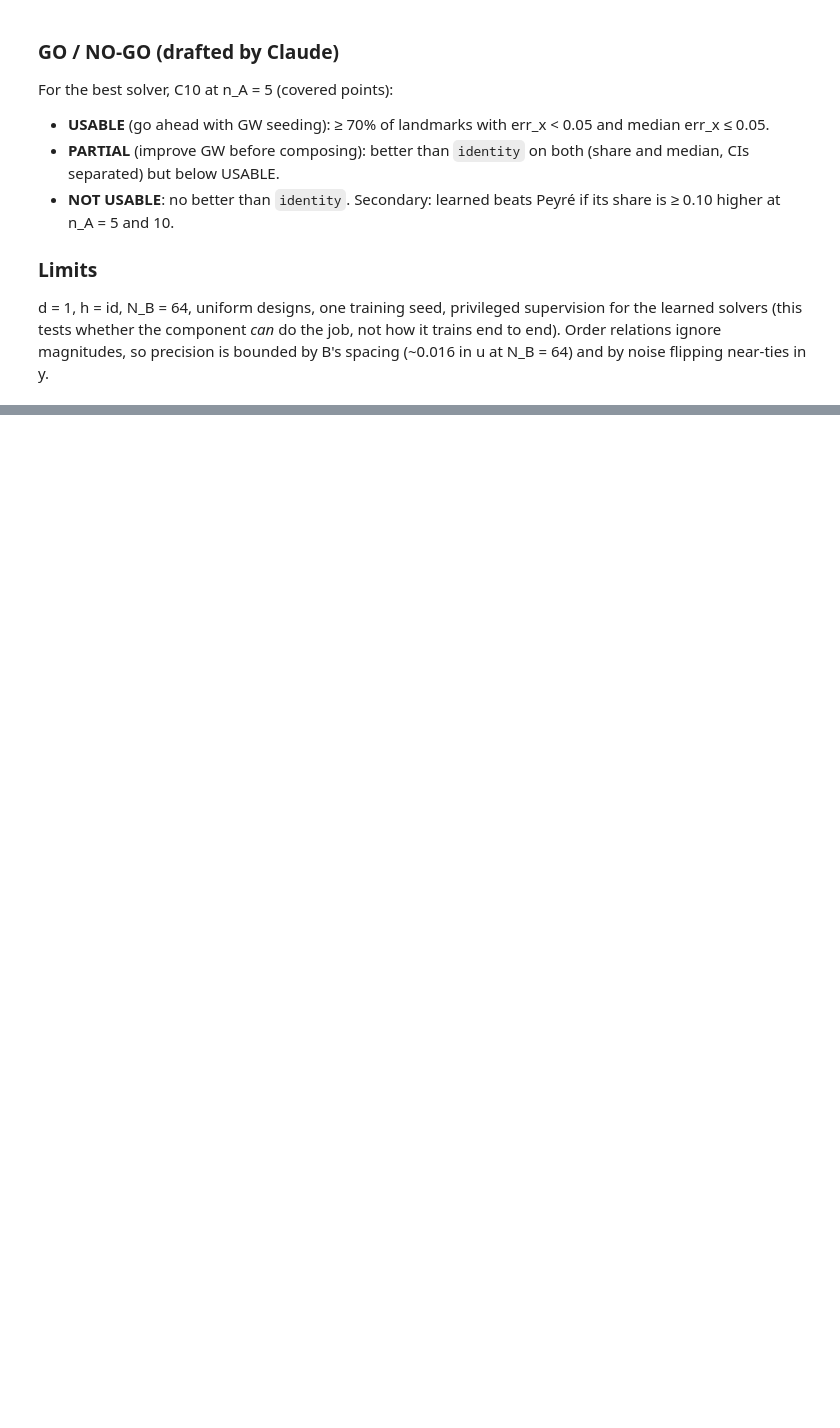
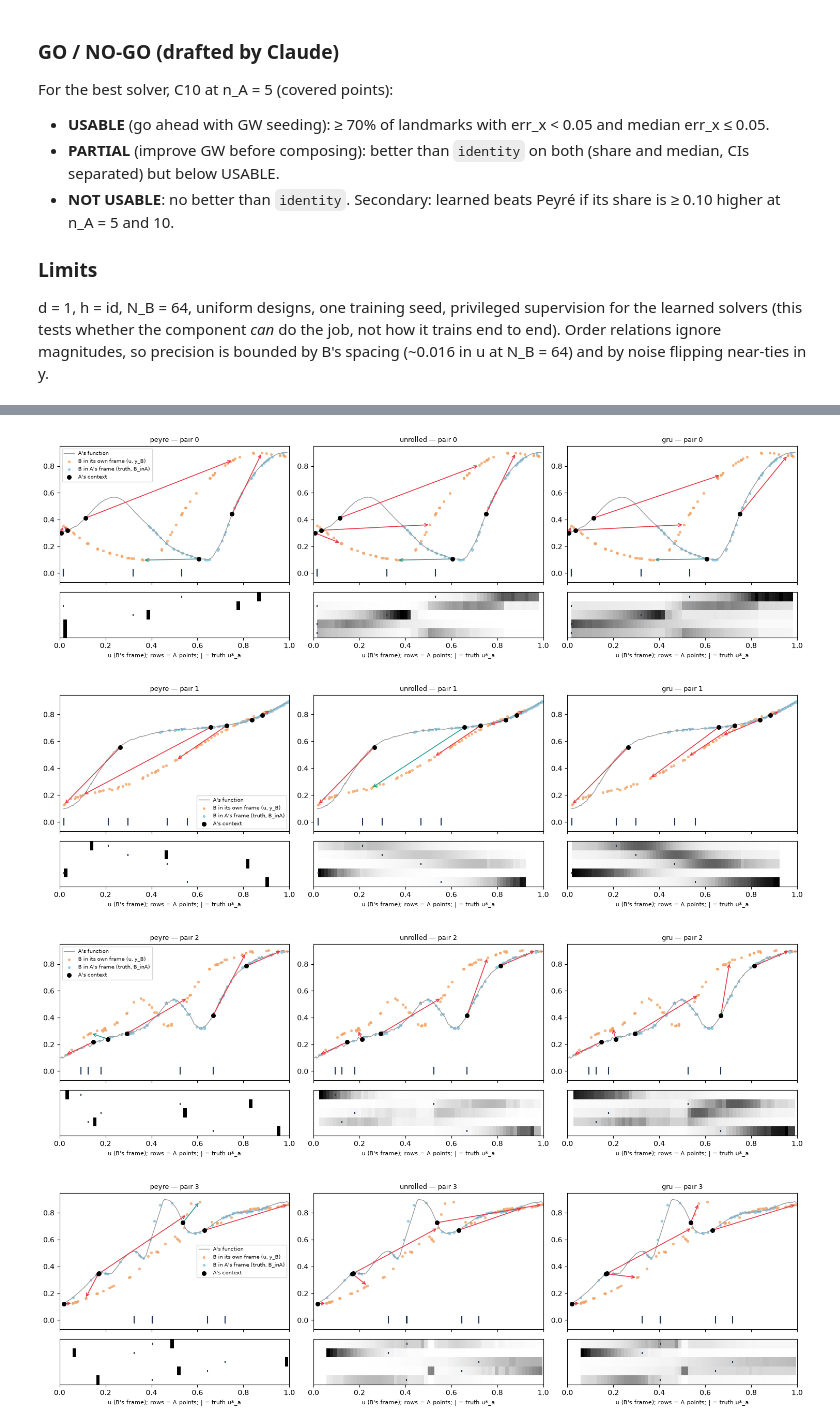
Before and after one commit to timruhkopf/meta-pfn, a Jupyter notebook: notebooks/06_2026-10-26_gwonly.ipynb, the cells around one changed output, grey strips where cells are left out. Saved outputs shown, nothing was run; the diff lists cells and outputs as text; code cells hidden in the pictures; blank space fills up the shorter version.

```diff
--- a/notebooks/06_2026-10-26_gwonly.ipynb
+++ b/notebooks/06_2026-10-26_gwonly.ipynb
@@ -112,0 +250,40 @@ The GO / NO-GO criterion from the description, evaluated, in one line. Record it
+# %%
+def show_pair(ax, ax_pi, name, cell="C10", n=5, pair=0):
+    pts, cps = snaps[name].table("points"), snaps[name].table("coupling")
+    p = pts.loc[(pts.cell == cell) & (pts.n_a == n) & (pts.pair == pair)]
+    B, A, Q = p.loc[p.role == "B"], p.loc[p.role == "A"].sort_values("i"), p.loc[p.role == "A_test"].sort_values("pos")
+    ax.plot(Q.pos, Q.y, color="0.6", lw=1, label="A's function")
+    ax.scatter(B.pos, B.y, s=8, color="#f4a261", alpha=0.7, label="B in its own frame (u, y_B)")
+    ins = B.loc[B.flag]
+    ax.scatter(ins.aux1, ins.aux2, s=8, color="#8ecae6", alpha=0.9, label="B in A's frame (truth, B_inA)")
+    for _, a in A.iterrows():
+        bh = B.iloc[(B.pos - a.aux2).abs().argmin()]
+        ok = abs(bh.aux1 - a.pos) < 0.05
+        ax.annotate("", xy=(bh.pos, bh.y), xytext=(a.pos, a.y),
+                    arrowprops=dict(arrowstyle="->", color="#2a9d8f" if ok else "#e63946", lw=1.2))  # fmt: skip
+        ax.plot([a.aux1, a.aux1], [-0.02, 0.03], color="#1d3557", lw=1.5)
+    ax.scatter(A.pos, A.y, s=30, color="k", zorder=5, label="A's context")
+    ax.set_xlim(0, 1)
+    ax.set_title(f"{name} — pair {pair}", fontsize=9)
+    c = cps.loc[(cps.cell == cell) & (cps.n_a == n) & (cps.pair == pair)]
+    mat = c.pivot(index="row", columns="b", values="pi").to_numpy()
+    u = B.sort_values("i").pos.to_numpy()
+    o = np.argsort(u)
+    ax_pi.imshow(mat[:, o], aspect="auto", cmap="Greys", extent=(u[o][0], u[o][-1], len(mat) - 0.5, -0.5))
+    ax_pi.scatter(A.aux1, np.arange(len(A)), s=12, color="#1d3557", marker="|")
+    ax_pi.set_xlim(0, 1)
+    ax_pi.set_yticks([])
+    ax_pi.set_xlabel("u (B's frame); rows = A points; | = truth u*_a", fontsize=8)
+
+
+for pair in range(4):
+    fig, axes = plt.subplots(2, 3, figsize=(15, 4.6), gridspec_kw={"height_ratios": [3, 1]}, sharex=True)
+    for j, name in enumerate(["peyre", "unrolled", "gru"]):
+        show_pair(axes[0, j], axes[1, j], name, pair=pair)
+    axes[0, 0].legend(fontsize=7, loc="best")
+    fig.tight_layout()
+# %% [output]
+[figure, added]
+[figure, added]
+[figure, added]
+[figure, added]
```
Also changed, not shown: parts of 10 cells of this notebook, 37 other files.
